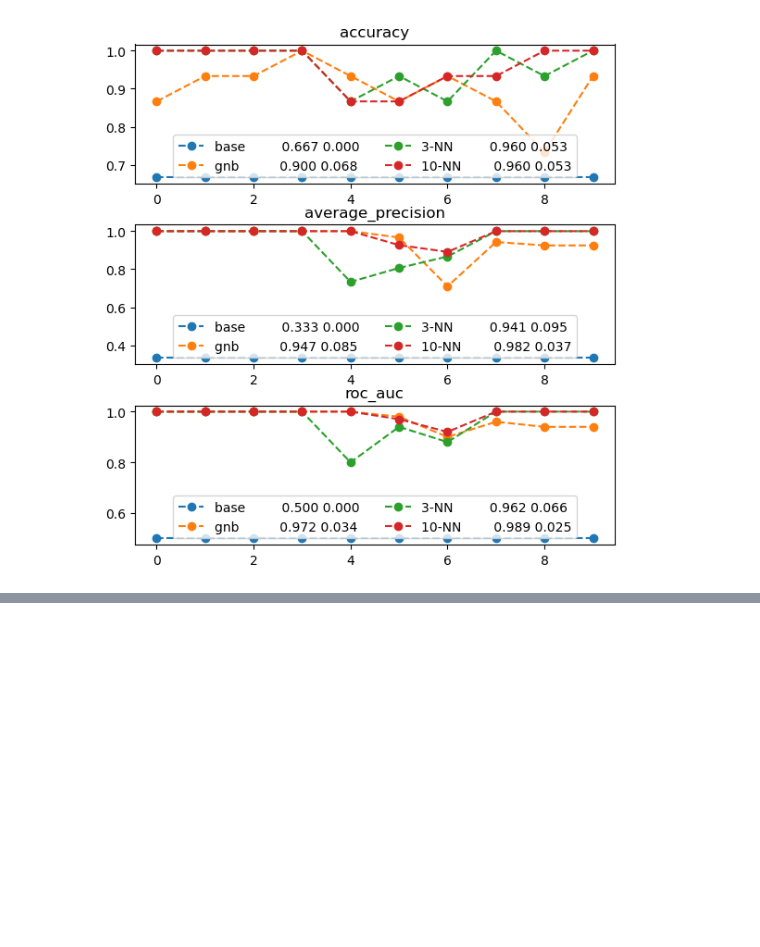
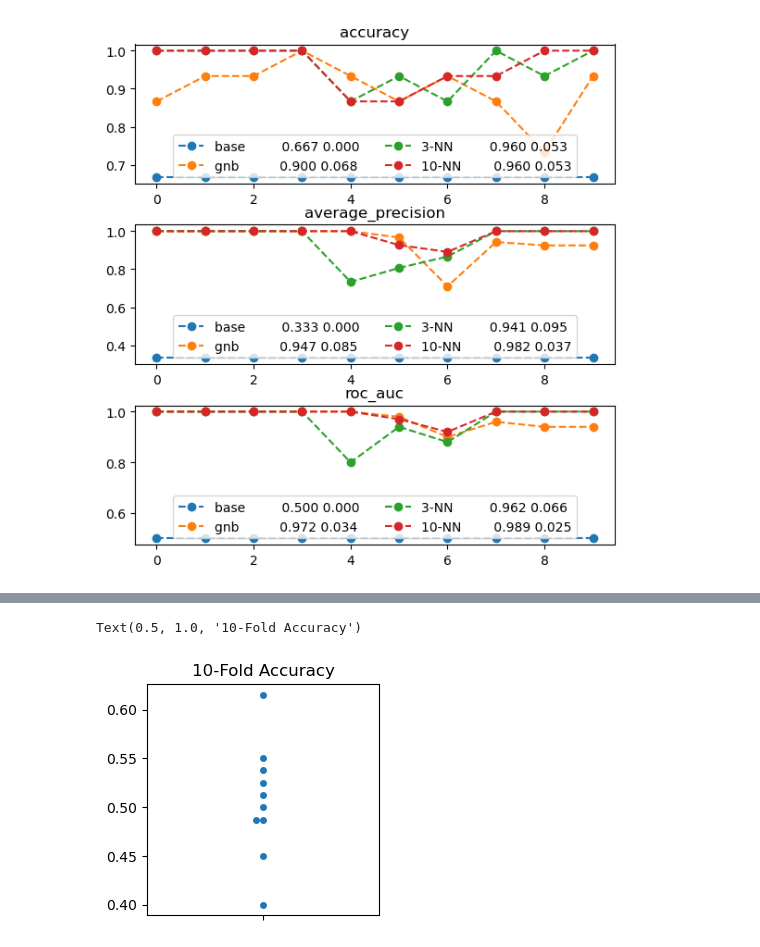
Before and after one commit to ritikb96/MLWPY, a Jupyter notebook: 5_Evaluating_Classifiers.ipynb, the cells around one changed output, grey strips where cells are left out. Cells and saved outputs as stored; diff of their text form; code cells hidden in the pictures; blank space fills up the shorter version.

```diff
--- a/5_Evaluating_Classifiers.ipynb
+++ b/5_Evaluating_Classifiers.ipynb
@@ -425,0 +507,4 @@ for model_name, model in classifiers.items():
+# %%
+student_df=pd.read_csv('data/portugese_student_numeric_discrete.csv')
+student_df['grade']=pd.Categorical(student_df['grade'],categories=['low','mid','high'],ordered = True)
+student_df.head()
@@ -425,0 +518,13 @@ for model_name, model in classifiers.items():
+# %%
+student_ftrs = student_df[student_df.columns[:-1]]
+student_tgt = student_df['grade'].cat.codes
+# %%
+fig,ax = plt.subplots(1,1,figsize=(3,3))
+
+model = neighbors.KNeighborsClassifier(n_neighbors=3)
+cv_auc = skms.cross_val_score(model,student_ftrs,student_tgt,cv=10,scoring='accuracy')
+ax = sns.swarmplot(cv_auc,orient='v')
+ax.set_title('10-Fold Accuracy')
+# %% [output]
+Text(0.5, 1.0, '10-Fold Accuracy')
+[figure, added]
```
Also changed, not shown: parts of 16 cells of this notebook, 2 other files.
